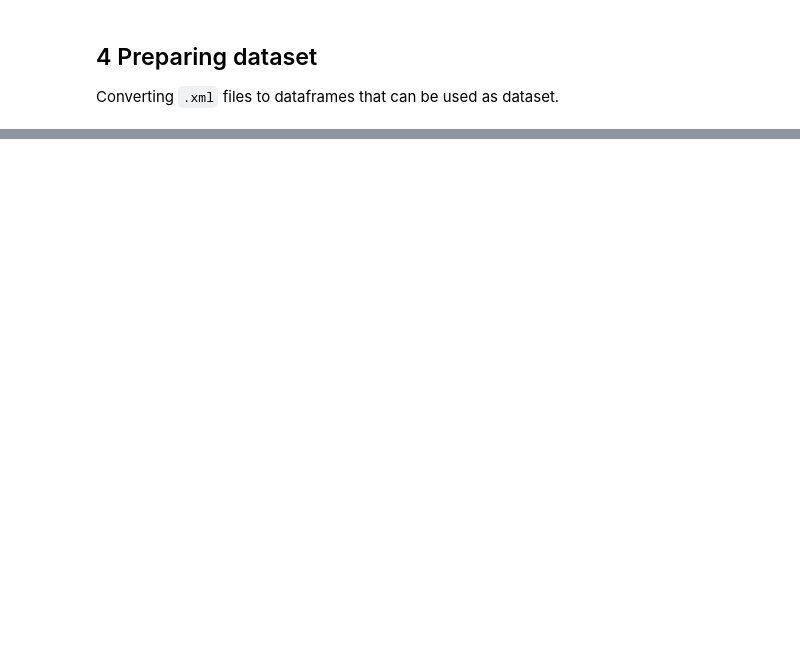
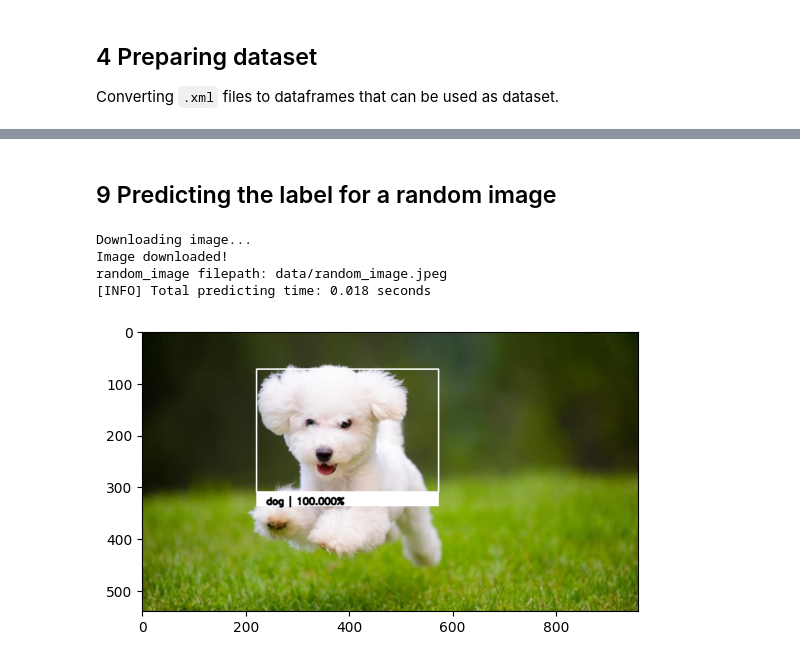
Before and after one commit to m10singh94/ClassificationAndBoundingBoxPrediction, a Jupyter notebook: ClassificationWithBoundingBoxPrediction.ipynb, the cells around one changed output, grey strips where cells are left out. Saved outputs shown, nothing was run; the diff lists cells and outputs as text; code cells hidden in the pictures; blank space fills up the shorter version.

```diff
--- a/ClassificationWithBoundingBoxPrediction.ipynb
+++ b/ClassificationWithBoundingBoxPrediction.ipynb
@@ -380,0 +665,23 @@ torch.Size([64, 64, 3])
+# %%
+import requests
+def download_random_img(data_path: str, image_link: str):
+  """
+  Takes in the image link and downloads it in the 'data_path'
+
+  Args:
+    image_link: link of teh image to be downloaded
+
+  Returns:
+    random_image_path: path of the downloaded image
+  """
+
+  random_image_path = data_path / "random_image.jpeg"
+  if random_image_path.is_dir():
+    print(f"{random_image_path} exists. Skipping Download")
+  else:
+    with open(random_image_path, "wb") as f:
+      request = requests.get(image_link)
+      print(f"Downloading image...")
+      f.write(request.content)
+      print(f"Image downloaded!")
+  return random_image_path
@@ -380,0 +763,16 @@ torch.Size([64, 64, 3])
+# %% [markdown]
+## 9 Predicting the label for a random image
+# %%
+image_link = "https://thumbor.forbes.com/thumbor/fit-in/1290x/https://www.forbes.com/advisor/wp-content/uploads/2023/07/top-20-small-dog-breeds.jpeg.jpg"
+predict_random_img(data_path=data_path,
+                     image_link=image_link,
+                     model=objectDetector,
+                     le=le,
+                     transform=test_transform,
+                     device=device)
+# %% [output]
+Downloading image...
+Image downloaded!
+random_image filepath: data/random_image.jpeg
+[INFO] Total predicting time: 0.018 seconds
+[figure, added]
```
Also changed, not shown: parts of 51 cells of this notebook.
